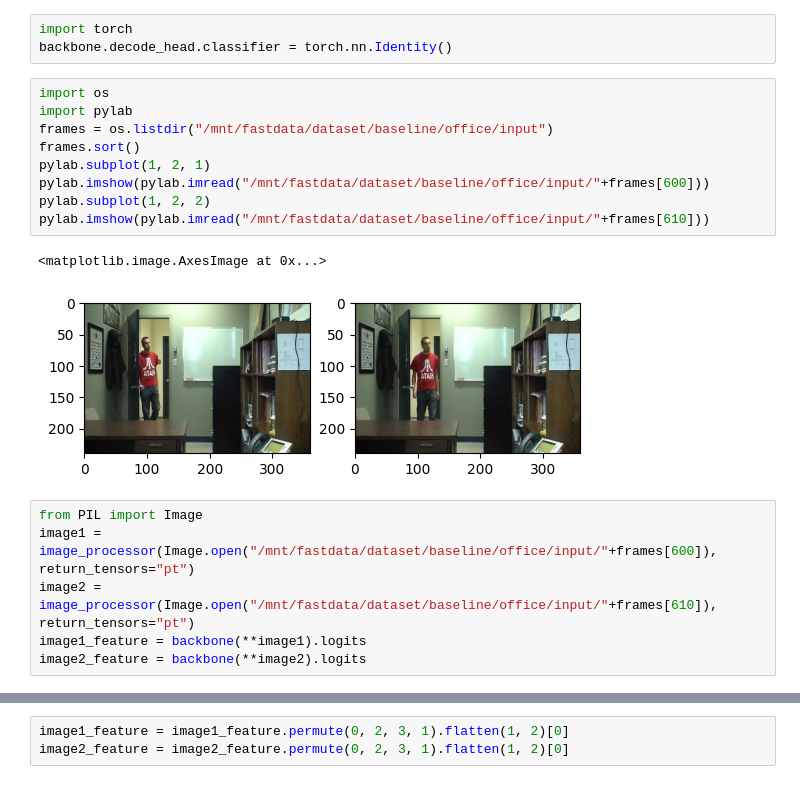
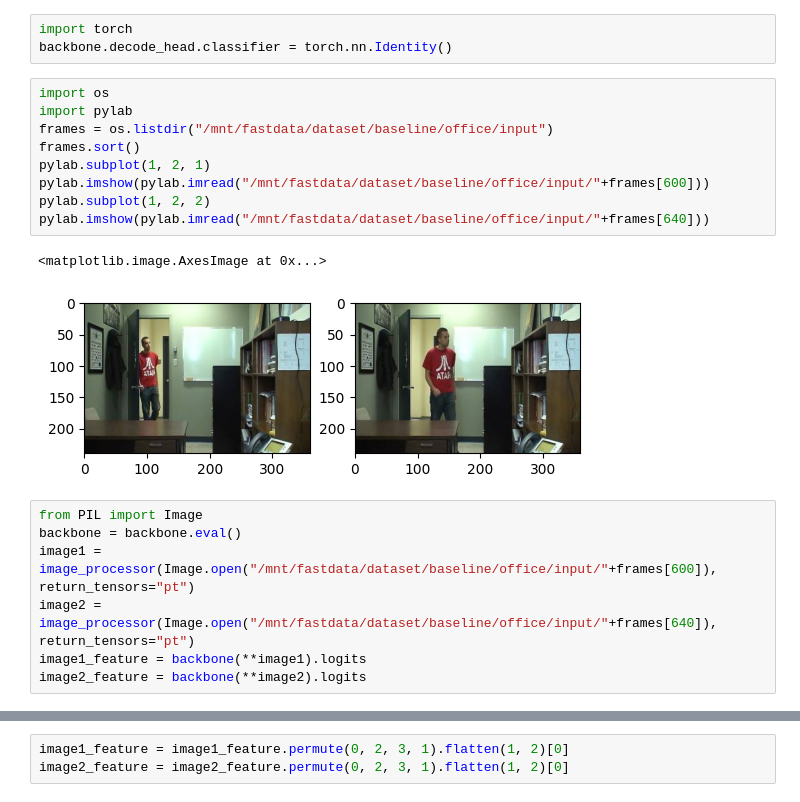
Before and after one commit to weathon/remeow, a Jupyter notebook: flow.ipynb, the cells around one changed output, grey strips where cells are left out. Saved outputs shown, nothing was run; the diff lists cells and outputs as text.

```diff
--- a/flow.ipynb
+++ b/flow.ipynb
@@ -11,18 +11,19 @@ backbone.decode_head.classifier = torch.nn.Identity()
 # %%
 import os
 import pylab
 frames = os.listdir("/mnt/fastdata/dataset/baseline/office/input")
 frames.sort()
 pylab.subplot(1, 2, 1)
 pylab.imshow(pylab.imread("/mnt/fastdata/dataset/baseline/office/input/"+frames[600]))
 pylab.subplot(1, 2, 2)
-pylab.imshow(pylab.imread("/mnt/fastdata/dataset/baseline/office/input/"+frames[610]))
+pylab.imshow(pylab.imread("/mnt/fastdata/dataset/baseline/office/input/"+frames[640]))
 # %% [output]
 <matplotlib.image.AxesImage at 0x...>
-[figure, old version]
+[figure, new version]
 # %%
 from PIL import Image
+backbone = backbone.eval()
 image1 = image_processor(Image.open("/mnt/fastdata/dataset/baseline/office/input/"+frames[600]), return_tensors="pt")
-image2 = image_processor(Image.open("/mnt/fastdata/dataset/baseline/office/input/"+frames[610]), return_tensors="pt")
+image2 = image_processor(Image.open("/mnt/fastdata/dataset/baseline/office/input/"+frames[640]), return_tensors="pt")
 image1_feature = backbone(**image1).logits
 image2_feature = backbone(**image2).logits
```
Also changed, not shown: parts of 8 cells of this notebook.
